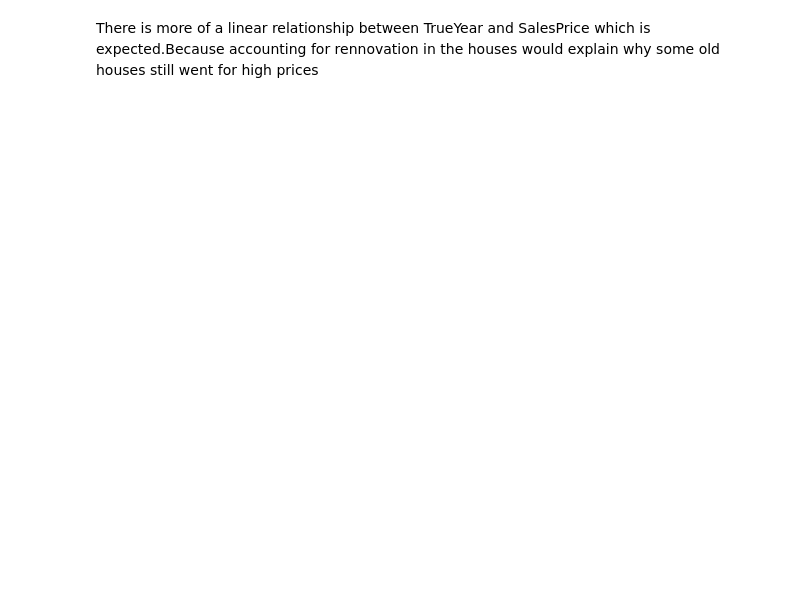
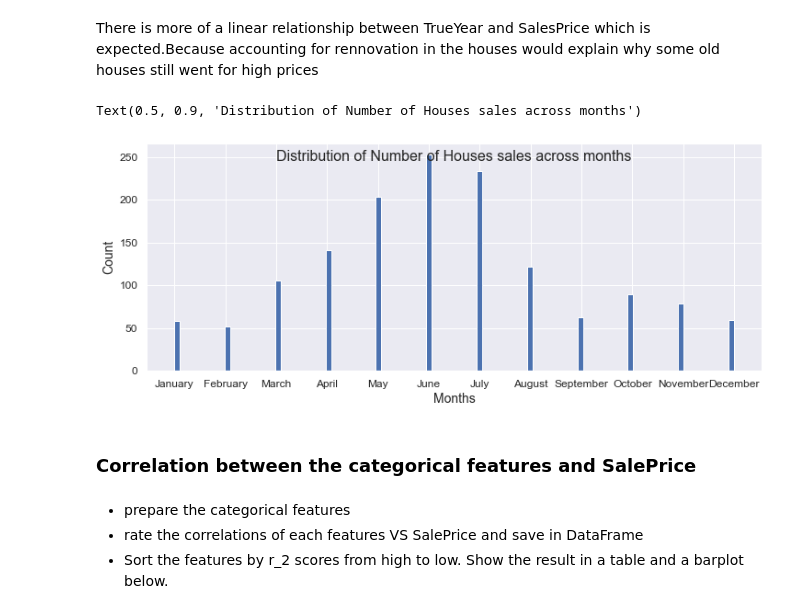
Before and after one commit to chibz3/Real_estate_investment, a Jupyter notebook: housing_prices.ipynb, the cells around one changed output. Drawn from its saved outputs; the diff is of its cells as text; code cells hidden in the pictures; blank space fills up the shorter version.

```diff
--- a/housing_prices.ipynb
+++ b/housing_prices.ipynb
@@ -484,2 +651,25 @@ plt.legend(['Regression Line','SalePrice'])
 # %% [markdown]
 There is more of a linear relationship between TrueYear and SalesPrice which is expected.Because accounting for rennovation in the houses would explain why some old houses still went for high prices
+# %%
+lm= ['January','February','March','April','May','June','July','August','September','October','November','December']
+# %%
+fig1= plt.figure(figsize=(12,10))
+
+plt.subplot(2,1,1)
+plt.hist(df.MoSold,bins=100)
+month=df.groupby(['MoSold']).SalePrice.count()
+plt.yticks(fontsize=12)
+plt.xticks(fontsize=12)
+plt.xticks( [ 1, 2,3, 4,5,6,7,8,9,10,11,12],lm, rotation=0)
+plt.ylabel('Count',fontsize=14)
+plt.xlabel('Months',fontsize=14)
+plt.title('Distribution of Number of Houses sales across months',fontsize=16,y=0.9)
+# %% [output]
+Text(0.5, 0.9, 'Distribution of Number of Houses sales across months')
+[figure, added]
+# %% [markdown]
+### Correlation between the categorical features and SalePrice
+# %% [markdown]
+- prepare the categorical features
+- rate the correlations of each features VS SalePrice and save in DataFrame
+- Sort the features by r_2 scores from high to low. Show the result in a table and a barplot below.
```
Also changed, not shown: parts of 54 cells of this notebook.
